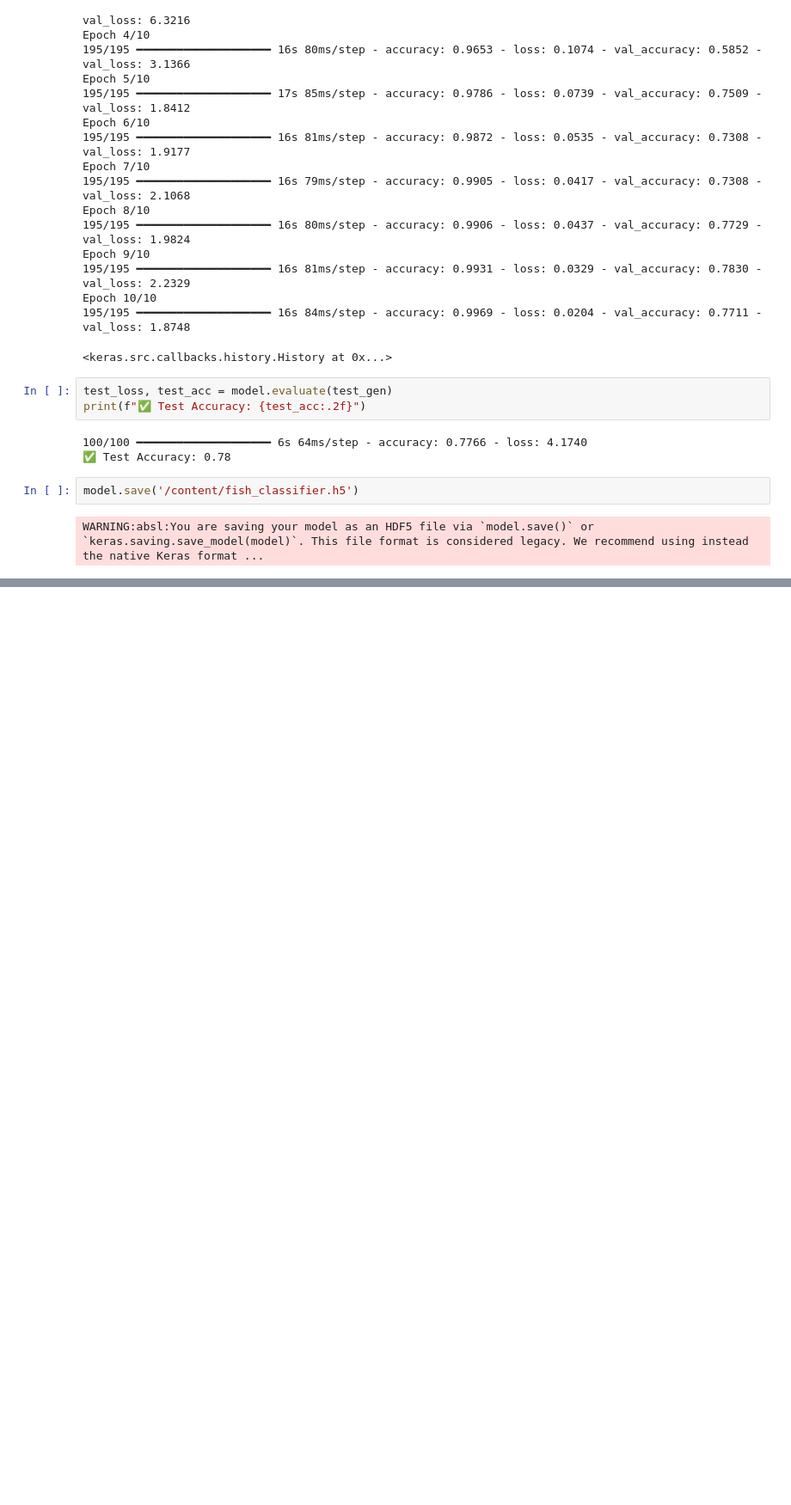
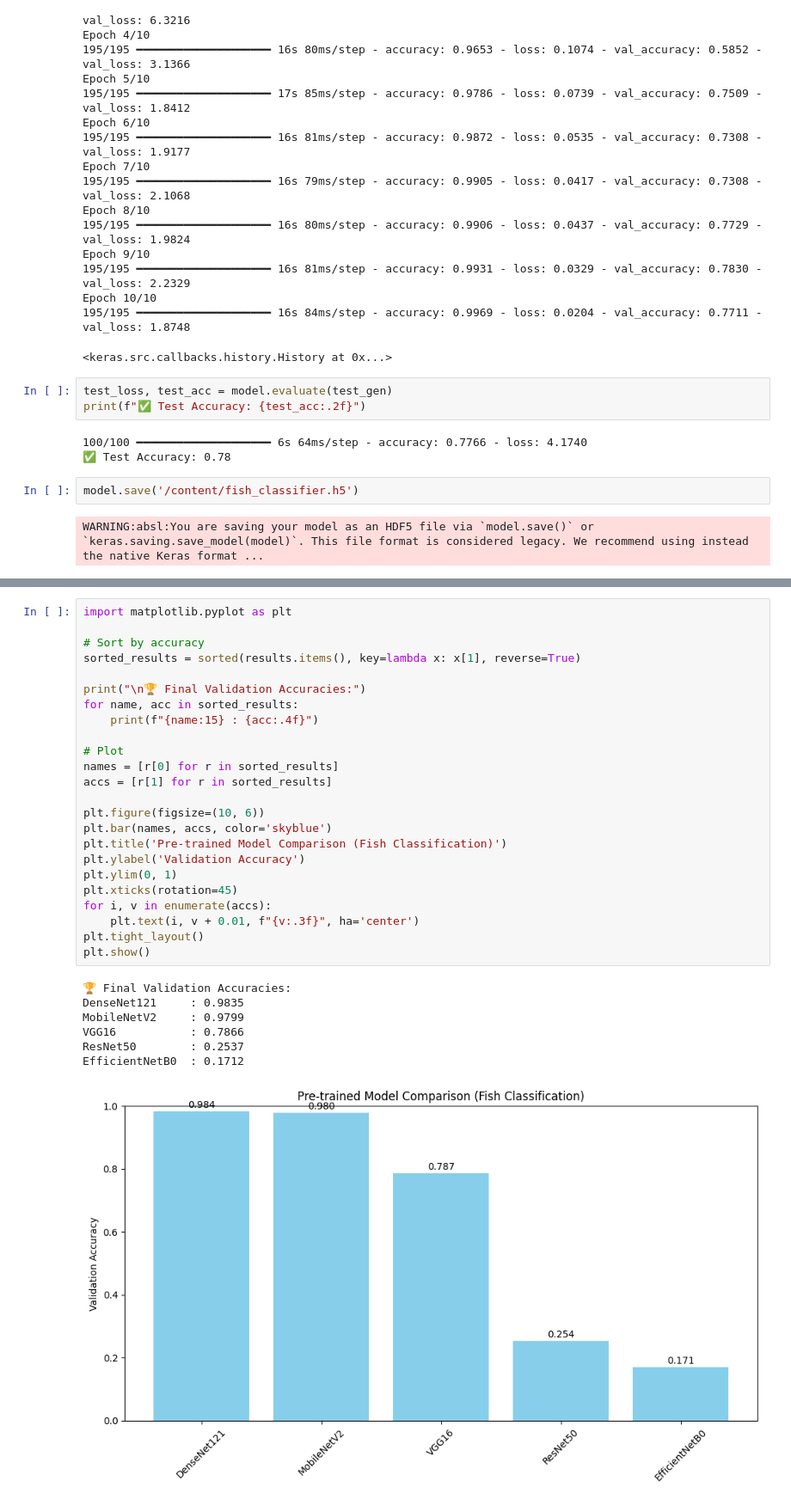
Before and after one commit to sindhu7-zero/fish_classifier, a Jupyter notebook: Fish_classification.ipynb, the cells around one changed output, grey strips where cells are left out. Shown at 86% size. Cells and saved outputs as stored; diff of their text form; blank space fills up the shorter version.

```diff
--- a/Fish_classification.ipynb
+++ b/Fish_classification.ipynb
@@ -174,0 +371,32 @@ WARNING:absl:You are saving your model as an HDF5 file via `model.save()` or `ke
+# %%
+import matplotlib.pyplot as plt
+
+# Sort by accuracy
+sorted_results = sorted(results.items(), key=lambda x: x[1], reverse=True)
+
+print("\n🏆 Final Validation Accuracies:")
+for name, acc in sorted_results:
+    print(f"{name:15} : {acc:.4f}")
+
+# Plot
+names = [r[0] for r in sorted_results]
+accs = [r[1] for r in sorted_results]
+
+plt.figure(figsize=(10, 6))
+plt.bar(names, accs, color='skyblue')
+plt.title('Pre-trained Model Comparison (Fish Classification)')
+plt.ylabel('Validation Accuracy')
+plt.ylim(0, 1)
+plt.xticks(rotation=45)
+for i, v in enumerate(accs):
+    plt.text(i, v + 0.01, f"{v:.3f}", ha='center')
+plt.tight_layout()
+plt.show()
+# %% [output]
+🏆 Final Validation Accuracies:
+DenseNet121     : 0.9835
+MobileNetV2     : 0.9799
+VGG16           : 0.7866
+ResNet50        : 0.2537
+EfficientNetB0  : 0.1712
+[figure, added]
```
Also changed, not shown: parts of 4 cells of this notebook.
